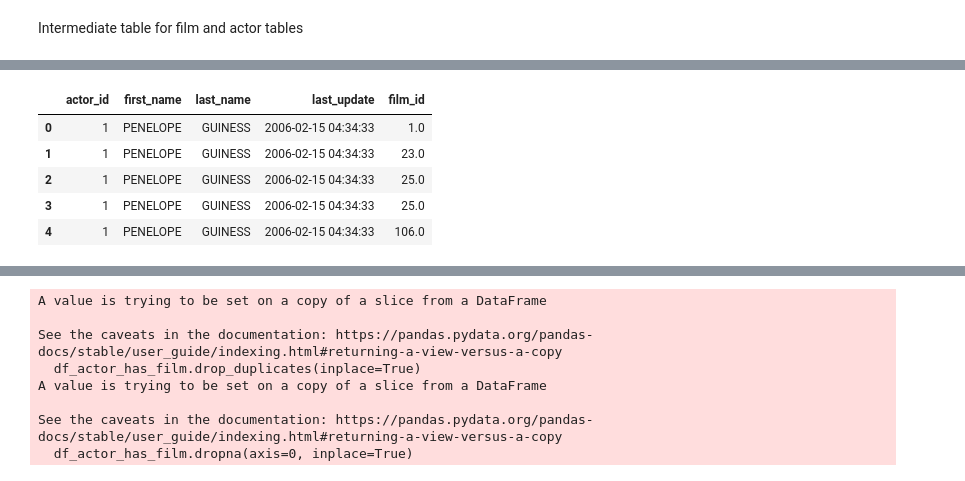
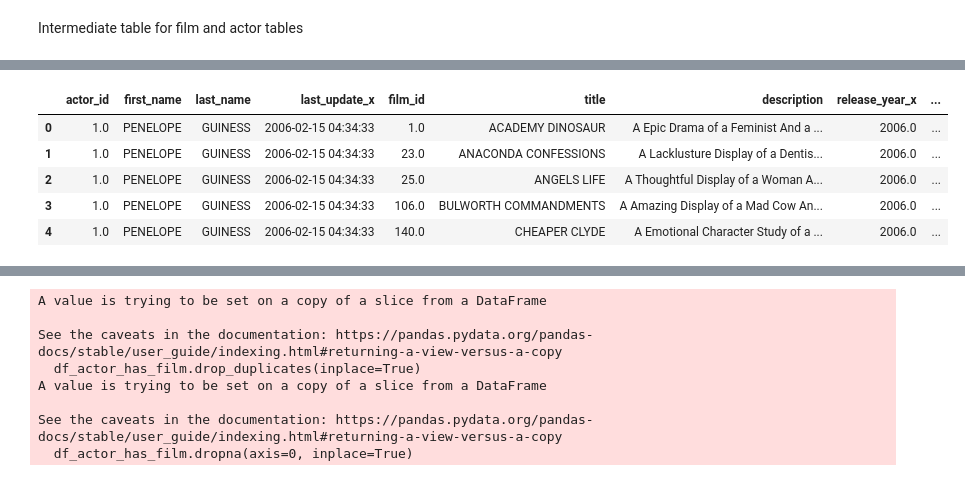
Before and after one commit to agirondo/sql-data-base-building, a Jupyter notebook: code.ipynb, the cells around one changed output, grey strips where cells are left out. Saved outputs shown, nothing was run; the diff lists cells and outputs as text; code cells hidden in the pictures.

```diff
--- a/code.ipynb
+++ b/code.ipynb
@@ -77,7 +77,7 @@ df_film.head()
 | 3 | 4 | AFFAIR PREJUDICE | A Fanciful Documentary of a Frisb... | 2006 | 1 | 5 | 2.99 | 117 | ... |
 | 4 | 5 | AFRICAN EGG | A Fast-Paced Documentary of a Pas... | 2006 | 1 | 6 | 2.99 | 130 | ... |
 # %%
-nuevo = pd.merge(df_film,df_hdd[['title', 'category_id']],on='title', how='right')
+nuevo = pd.merge(df_film,df_hdd[['title', 'category_id']],on='title', how='left')
 # %%
 nuevo.info()
 # %% [output]
@@ -119,6 +123,6 @@ df_actor.head()
 # %%
 
-nuevo = pd.merge(df_film[['category_id','film_id']],df_hdd[['first_name', 'last_name','category_id']],on='category_id', how='left')
+nuevo = pd.merge(df_film,df_hdd,on='title', how='left')
 # %%
 nuevo.head()
 # %% [output]
@@ -140,11 +139,11 @@ df_actor.head()
 # %%
 
-nuevo = pd.merge(df_actor,nuevo[['first_name', 'last_name','film_id']],on=['first_name','last_name'], how='left')
+nuevo = pd.merge(df_actor,nuevo,on=['first_name','last_name'], how='outer')
 nuevo.head()
 # %% [output]
-|  | actor_id | first_name | last_name | last_update | film_id |
-| 0 | 1 | PENELOPE | GUINESS | 2006-02-15 04:34:33 | 1.0 |
-| 1 | 1 | PENELOPE | GUINESS | 2006-02-15 04:34:33 | 23.0 |
-| 2 | 1 | PENELOPE | GUINESS | 2006-02-15 04:34:33 | 25.0 |
-| 3 | 1 | PENELOPE | GUINESS | 2006-02-15 04:34:33 | 25.0 |
-| 4 | 1 | PENELOPE | GUINESS | 2006-02-15 04:34:33 | 106.0 |
+|  | actor_id | first_name | last_name | last_update_x | film_id | title | description | release_year_x | ... |
+| 0 | 1.0 | PENELOPE | GUINESS | 2006-02-15 04:34:33 | 1.0 | ACADEMY DINOSAUR | A Epic Drama of a Feminist And a ... | 2006.0 | ... |
+| 1 | 1.0 | PENELOPE | GUINESS | 2006-02-15 04:34:33 | 23.0 | ANACONDA CONFESSIONS | A Lacklusture Display of a Dentis... | 2006.0 | ... |
+| 2 | 1.0 | PENELOPE | GUINESS | 2006-02-15 04:34:33 | 25.0 | ANGELS LIFE | A Thoughtful Display of a Woman A... | 2006.0 | ... |
+| 3 | 1.0 | PENELOPE | GUINESS | 2006-02-15 04:34:33 | 106.0 | BULWORTH COMMANDMENTS | A Amazing Display of a Mad Cow An... | 2006.0 | ... |
+| 4 | 1.0 | PENELOPE | GUINESS | 2006-02-15 04:34:33 | 140.0 | CHEAPER CLYDE | A Emotional Character Study of a ... | 2006.0 | ... |
```
Also changed, not shown: parts of 15 cells of this notebook, 1 other file.
